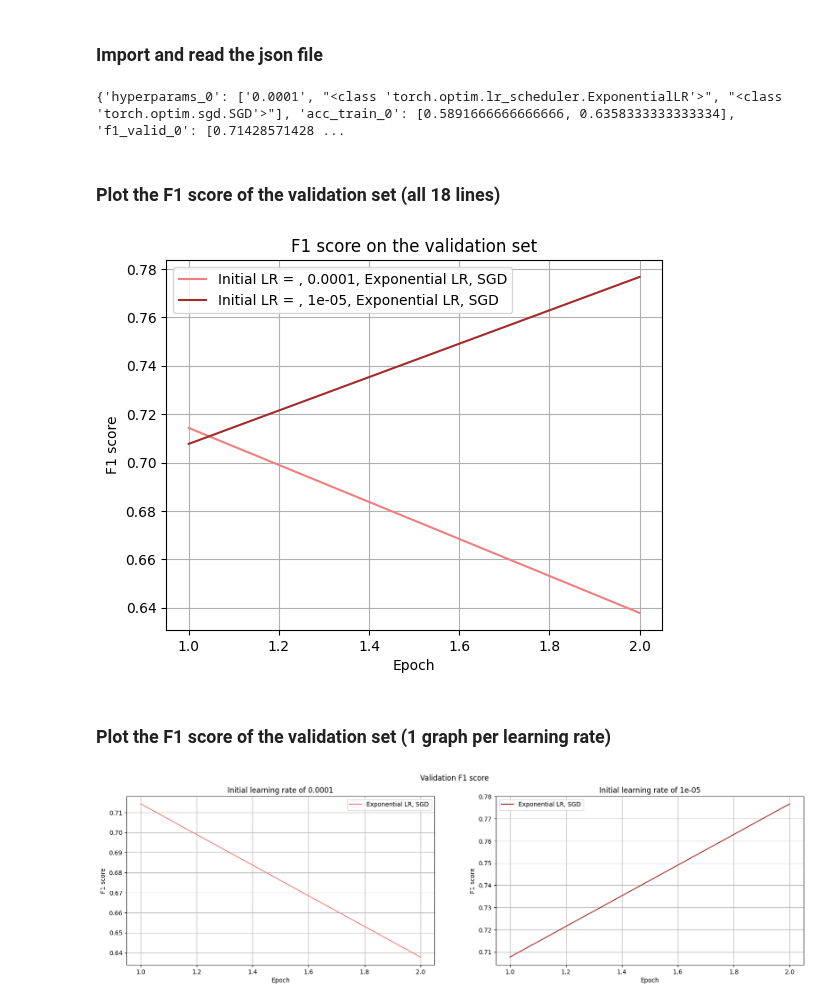
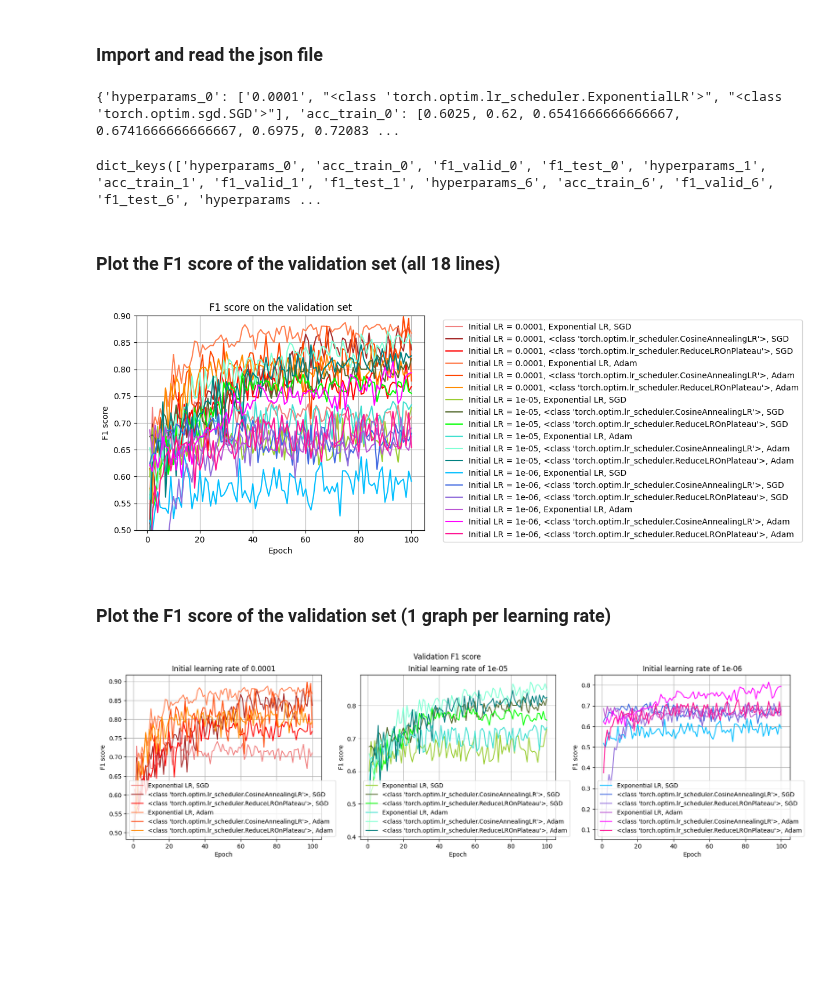
Before and after one commit to CS-433/ml-project-2-jac, a Jupyter notebook: RCNN_binary_for_tuning.ipynb, the cells around one changed output. Drawn from its saved outputs; the diff is of its cells as text; code cells hidden in the pictures; blank space fills up the shorter version.

Commit message:
Results of CV

```diff
--- a/RCNN_binary_for_tuning.ipynb
+++ b/RCNN_binary_for_tuning.ipynb
@@ -514,0 +552,3 @@ Start of the training model 1 over 6
+# %%
+with open('result_cv_final.json', 'w') as file:
+    json.dump(updated_dict, file)
@@ -514,0 +557,22 @@ Start of the training model 1 over 6
+# %%
+# Load content from the first JSON file
+file1="result_cv_3.json"
+file2="result_cv_last.json"
+
+
+with open(file1, 'r') as file:
+    data1 = json.load(file)
+
+# Load content from the second JSON file
+with open(file2, 'r') as file:
+    data2 = json.load(file)
+
+# Merge dictionaries
+merged_dict = {**data1, **data2}
+
+# Print or do something with the merged dictionary
+print(merged_dict.keys())
+
+# Save the merged dictionary to a new JSON file if needed
+with open('result_cv_final.json', 'w') as file:
+    json.dump(merged_dict, file, indent=2)
@@ -514,0 +581,4 @@ Start of the training model 1 over 6
+# %%
+with open("result_cv_final.json", 'r') as file:
+    data1 = json.load(file)
+print(len(data1.keys())/4)
@@ -521,7 +593,7 @@ Start of the training model 1 over 6
 #Plots f1 score (y) against epochs=np.arange(1,101) (x), 18 lines as 18 models (maybe reduce it by initial learning rate)
 
 
-json_file_path = 'result_cv.json'
+json_file_path = 'result_cv_final.json'
 
 # Open the JSON file and load the data into a Python dictionary
 with open(json_file_path, 'r') as file:
@@ -531,7 +603,11 @@ with open(json_file_path, 'r') as file:
 print(result_dict)
 a = int(len(result_dict) / 4)
 # %% [output]
-{'hyperparams_0': ['0.0001', "<class 'torch.optim.lr_scheduler.ExponentialLR'>", "<class 'torch.optim.sgd.SGD'>"], 'acc_train_0': [0.5891666666666666, 0.6358333333333334], 'f1_valid_0': [0.71428571428 ...
+{'hyperparams_0': ['0.0001', "<class 'torch.optim.lr_scheduler.ExponentialLR'>", "<class 'torch.optim.sgd.SGD'>"], 'acc_train_0': [0.6025, 0.62, 0.6541666666666667, 0.6741666666666667, 0.6975, 0.72083 ...
+# %%
+result_dict.keys()
+# %% [output]
+dict_keys(['hyperparams_0', 'acc_train_0', 'f1_valid_0', 'f1_test_0', 'hyperparams_1', 'acc_train_1', 'f1_valid_1', 'f1_test_1', 'hyperparams_6', 'acc_train_6', 'f1_valid_6', 'f1_test_6', 'hyperparams ...
 # %%
 def get_param(result_dict, i):
 
@@ -564,29 +640,30 @@ def get_param(result_dict, i):
 # %%
 t_test = np.arange(1, num_epochs + 1)
 clr_lst = ['lightcoral', 'brown', 'red', 'coral', 'orangered', 'darkorange',
            'yellowgreen', 'darkolivegreen', "lime", "turquoise", "aquamarine", "teal",
             'deepskyblue', 'royalblue', 'mediumpurple', 'mediumorchid', 'fuchsia', 'deeppink']
 
 fig, axs = plt.subplots()
 axs.grid(True)
 
 for i in range(a):
 
     f1_valid_name = f"f1_valid_{i}"
     f1_vals = result_dict[f1_valid_name]
 
     lr, scheduler_type, optimizer = get_param(result_dict, i)
 
-    axs.plot(t_test, f1_vals, color=clr_lst[i], label= "Initial LR = , " + lr + ", " + scheduler_type + ", " + optimizer)
+    axs.plot(t_test, f1_vals, color=clr_lst[i], label= "Initial LR = " + lr + ", " + scheduler_type + ", " + optimizer)
 
-axs.legend()
+axs.legend(bbox_to_anchor=(1.05, 1), loc='upper left')
 axs.set_title('F1 score on the validation set')
 axs.set_xlabel('Epoch')
 axs.set_ylabel('F1 score')
+axs.set_ylim(0.5, 0.9)
 
 plt.show()
 # %% [output]
-[figure, old version]
+[figure, new version]
 # %% [markdown]
 ### Plot the F1 score of the validation set (1 graph per learning rate)
 # %%
@@ -680,7 +757,7 @@ elif len(lr_set) == 3:
   axs[0].set_xlabel('Epoch')
   axs[0].set_ylabel('F1 score')
 
-  for i in range(a/3, 2*a/3):
+  for i in range(int(a/3), int(2*a/3)):
 
     f1_valid_name = f"f1_valid_{i}"
     f1_vals = result_dict[f1_valid_name]
@@ -696,8 +773,7 @@ elif len(lr_set) == 3:
   axs[1].set_ylabel('F1 score')
 
 
-  for i in range(int(a/3), int(2*a/3)):
-
+  for i in range(int(2*a/3), int(3*a/3)):
     f1_valid_name = f"f1_valid_{i}"
     f1_vals = result_dict[f1_valid_name]
 
@@ -713,4 +789,4 @@ elif len(lr_set) == 3:
 
   plt.show()
 # %% [output]
-[figure, old version]
+[figure, new version]
```
Also changed, not shown: parts of 11 cells of this notebook, 4 other files.
